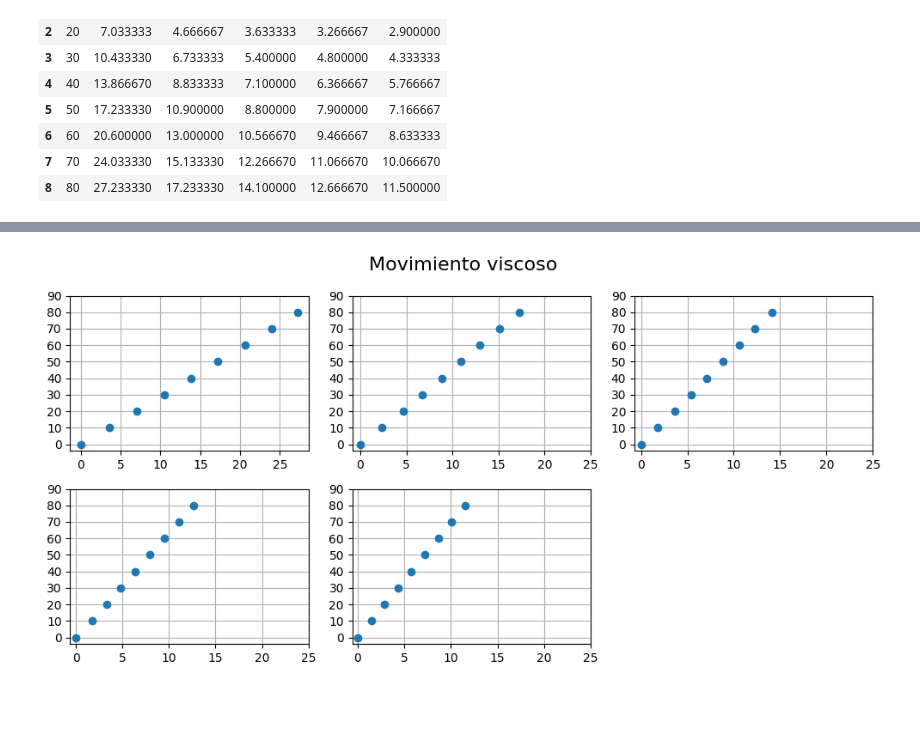
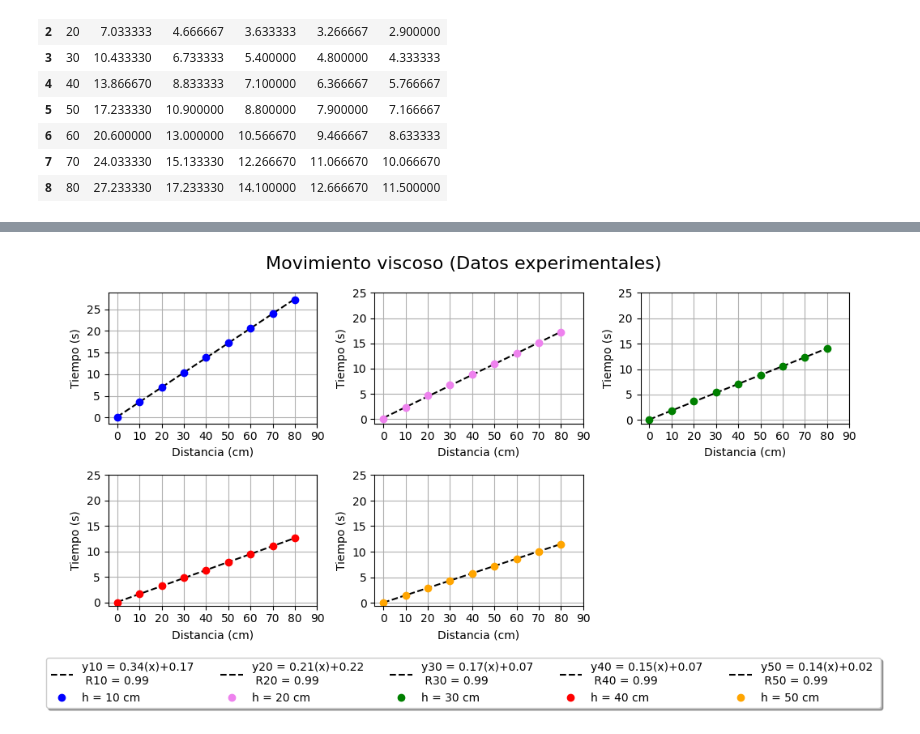
Before and after one commit to Juaan00/Laboratorios_mecanica_FEM, a Jupyter notebook: mov_viscoso/mov_viscoso.ipynb, the cells around one changed output, grey strips where cells are left out. Saved outputs shown, nothing was run; the diff lists cells and outputs as text; code cells hidden in the pictures; blank space fills up the shorter version.

```diff
--- a/mov_viscoso/mov_viscoso.ipynb
+++ b/mov_viscoso/mov_viscoso.ipynb
@@ -25,0 +38,20 @@ t_50 = datos['t_50']
+# %%
+
+def regresion_1(t):
+  slope, intercept, r, p, std_err = stats.linregress(x, t)
+  def myfunc(x):
+    return slope * x + intercept
+
+  mymodel = list(map(myfunc, x))
+  print('slope:', slope)
+  print('intercept:', intercept)
+  print('r:', r)
+  print('p:', p)
+  print('std_err:', std_err)
+  return mymodel
+
+t_reg_10 = regresion_1(t_10)
+t_reg_20 = regresion_1(t_20)
+t_reg_30 = regresion_1(t_30)
+t_reg_40 = regresion_1(t_40)
+t_reg_50 = regresion_1(t_50)
@@ -26,31 +76,50 @@ t_50 = datos['t_50']
 # %%
 fig = plt.figure(figsize=(10, 5), layout='tight')
-fig.suptitle('Movimiento viscoso', fontsize=16)
+fig.suptitle('Movimiento viscoso (Datos experimentales)', fontsize=16)
 spec = fig.add_gridspec(2,3)
 ax1 = fig.add_subplot(spec[0, 0])
-ax1.plot(t_10,x, 'o', label='t=10')
-ax1.set_xticks(np.arange(0, 30, 5))
-ax1.set_yticks(np.arange(0, 95, 10))
+ax1.plot(x, t_reg_10,linestyle='--', label='y10 = 0.34(x)+0.17 \n R10 = 0.99', color='black')
+ax1.plot(x,t_10, 'o', label='h = 10 cm',color='blue')
+ax1.set_yticks(np.arange(0, 30, 5))
+ax1.set_xticks(np.arange(0, 95, 10))
+ax1.set_xlabel('Distancia (cm)')
+ax1.set_ylabel('Tiempo (s)')
 ax1.grid(True)
 ax2 = fig.add_subplot(spec[0, 1])
-ax2.plot(t_20,x, 'o', label='t=20')
-ax2.set_xticks(np.arange(0, 30, 5))
-ax2.set_yticks(np.arange(0, 95, 10))
+ax2.plot(x,t_reg_20,linestyle='--', label='y20 = 0.21(x)+0.22 \n R20 = 0.99', color='black')
+ax2.plot(x,t_20, 'o', label='h = 20 cm',color='violet')
+ax2.set_yticks(np.arange(0, 30, 5))
+ax2.set_xticks(np.arange(0, 95, 10))
+ax2.set_xlabel('Distancia (cm)')
+ax2.set_ylabel('Tiempo (s)')
 ax2.grid(True)
 ax3 = fig.add_subplot(spec[0, 2])
-ax3.plot(t_30,x, 'o', label='t=30')
-ax3.set_xticks(np.arange(0, 30, 5))
-ax3.set_yticks(np.arange(0, 95, 10))
+ax3.plot(x,t_reg_30,linestyle='--', label='y30 = 0.17(x)+0.07 \n R30 = 0.99', color='black')
+ax3.plot(x,t_30, 'o', label='h = 30 cm', color='green')
+ax3.set_yticks(np.arange(0, 30, 5))
+ax3.set_xticks(np.arange(0, 95, 10))
+ax3.set_xlabel('Distancia (cm)')
+ax3.set_ylabel('Tiempo (s)')
 ax3.grid(True)
 ax4 = fig.add_subplot(spec[1, 0])
-ax4.plot(t_40,x, 'o', label='t=40')
-ax4.set_xticks(np.arange(0, 30, 5))
-ax4.set_yticks(np.arange(0, 95, 10))
+ax4.plot(x,t_reg_40,linestyle='--', label='y40 = 0.15(x)+0.07 \n R40 = 0.99', color='black')
+ax4.plot(x,t_40, 'o', label='h = 40 cm', color='red')
+ax4.set_yticks(np.arange(0, 30, 5))
+ax4.set_xticks(np.arange(0, 95, 10))
+ax4.set_xlabel('Distancia (cm)')
+ax4.set_ylabel('Tiempo (s)')
 ax4.grid(True)
 ax5 = fig.add_subplot(spec[1, 1])
-ax5.plot(t_50,x, 'o', label='t=50')
-ax5.set_xticks(np.arange(0, 30, 5))
-ax5.set_yticks(np.arange(0, 95, 10))
+ax5.plot(x,t_reg_50,linestyle='--', label='y50 = 0.14(x)+0.02 \n R50 = 0.99', color='black')
+ax5.plot(x,t_50, 'o', label='h = 50 cm', color='orange')
+ax5.set_yticks(np.arange(0, 30, 5))
+ax5.set_xticks(np.arange(0, 95, 10))
+ax5.set_xlabel('Distancia (cm)')
+ax5.set_ylabel('Tiempo (s)')
 ax5.grid(True)
+ax6 = fig.add_subfigure(spec[1,2])
+fig.legend(loc='lower center',bbox_to_anchor=(0.5, -0.15), ncol=5,shadow=True, fancybox=True)
+plt.savefig('datos_experimentales_viscoso.png', dpi = 300, bbox_inches = 'tight')
+plt.show()
 # %% [output]
-[figure, old version]
+[figure, new version]
```
Also changed, not shown: parts of 3 cells of this notebook, 2 other files.
